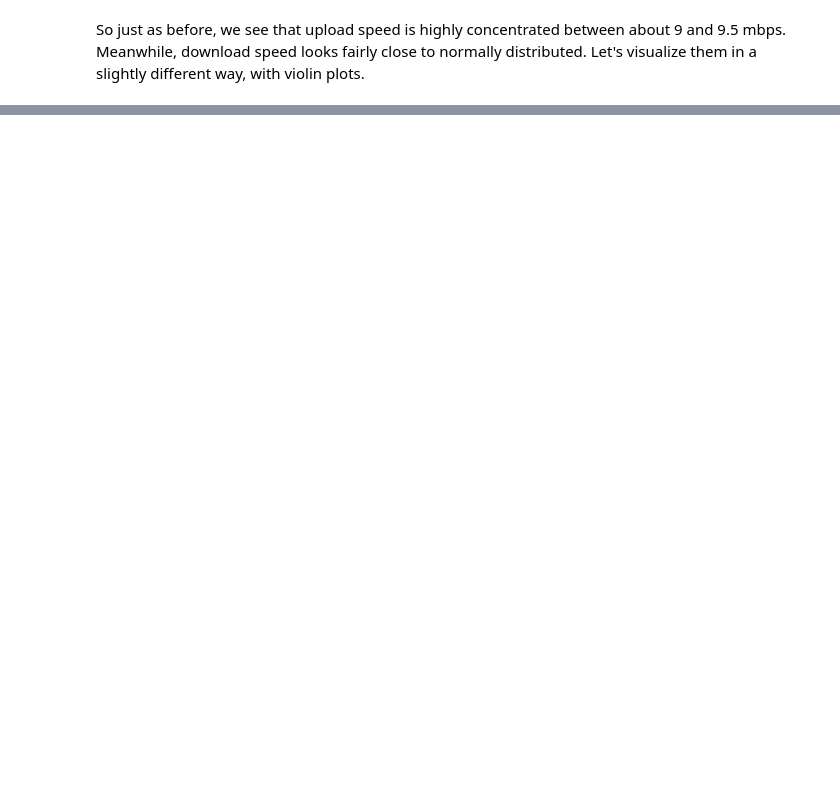
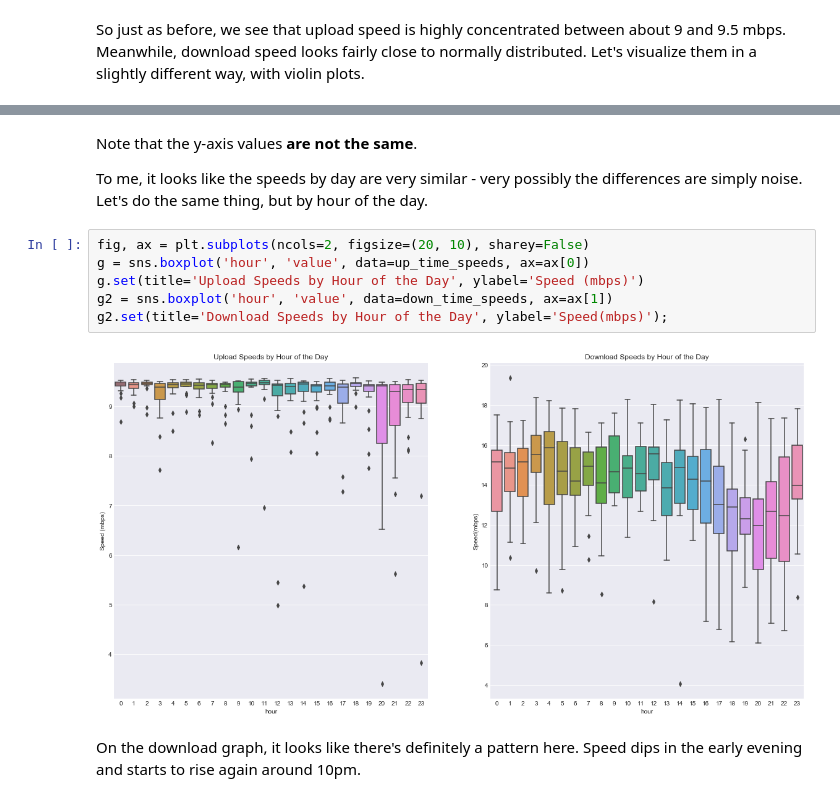
Before and after one commit to eswan18/web_speed_trends, a Jupyter notebook: web_speed_trends.ipynb, the cells around one changed output, grey strips where cells are left out. Saved outputs shown, nothing was run; the diff lists cells and outputs as text; blank space fills up the shorter version.

```diff
--- a/web_speed_trends.ipynb
+++ b/web_speed_trends.ipynb
@@ -168,0 +202,14 @@ We can see that even the maximum upload speed is lower than the average download
+# %% [markdown]
+Note that the y-axis values **are not the same**.
+
+To me, it looks like the speeds by day are very similar - very possibly the differences are simply noise. Let's do the same thing, but by hour of the day.
+# %%
+fig, ax = plt.subplots(ncols=2, figsize=(20, 10), sharey=False)
+g = sns.boxplot('hour', 'value', data=up_time_speeds, ax=ax[0])
+g.set(title='Upload Speeds by Hour of the Day', ylabel='Speed (mbps)')
+g2 = sns.boxplot('hour', 'value', data=down_time_speeds, ax=ax[1])
+g2.set(title='Download Speeds by Hour of the Day', ylabel='Speed(mbps)');
+# %% [output]
+[figure, added]
+# %% [markdown]
+On the download graph, it looks like there's definitely a pattern here. Speed dips in the early evening and starts to rise again around 10pm.
```
Also changed, not shown: parts of 7 cells of this notebook.
